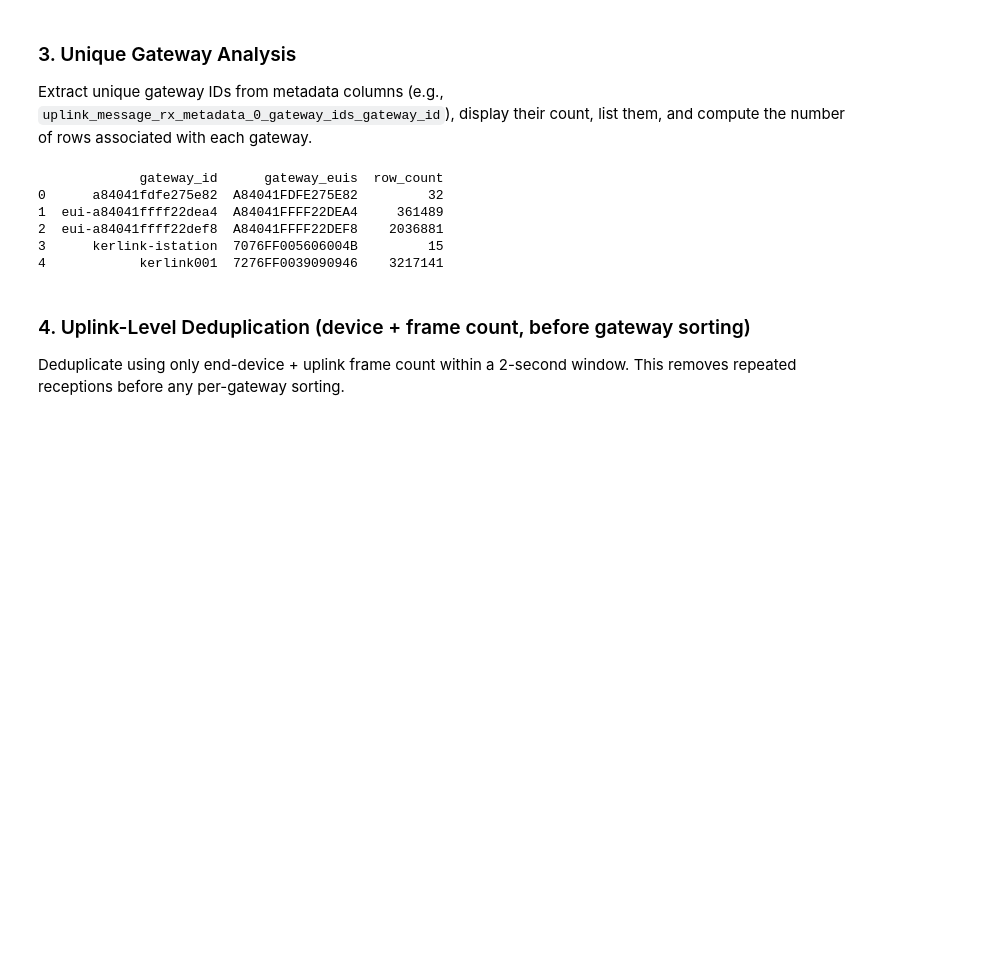
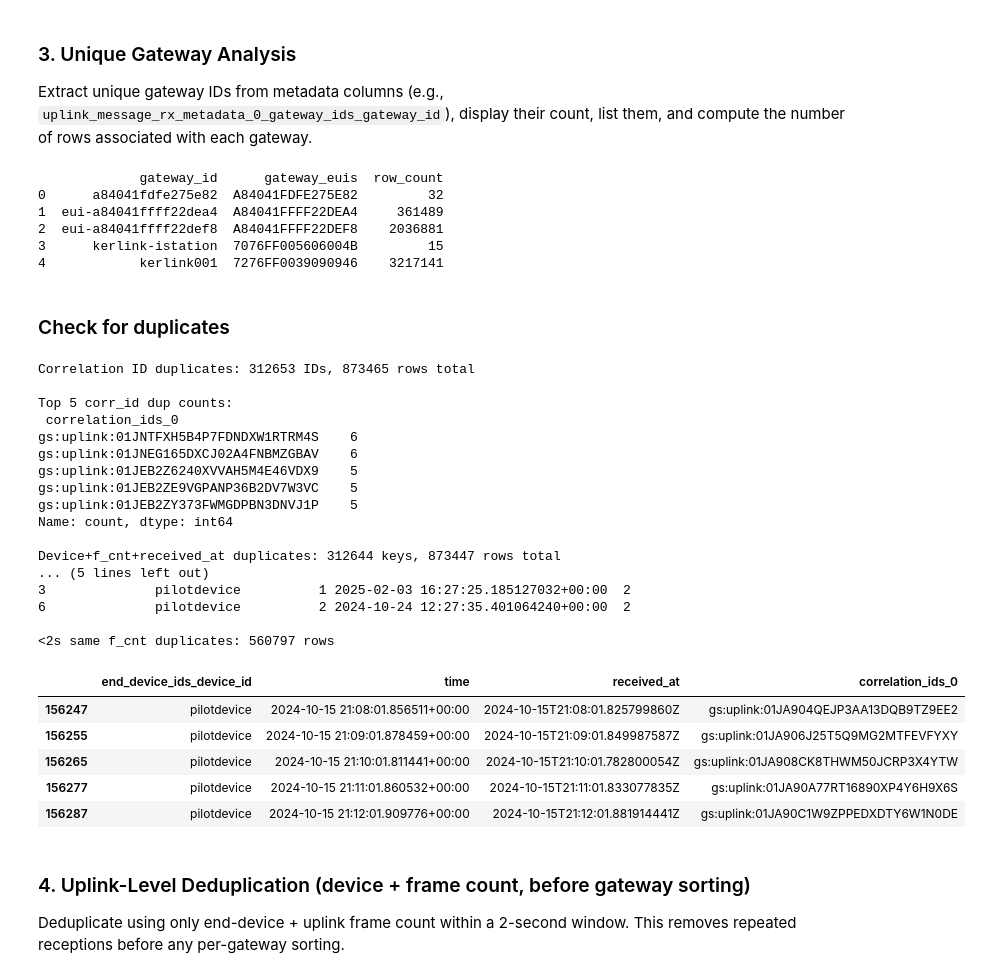
Before and after one commit to nahshonmokua/LoRaWAN-indoor-localization, a Jupyter notebook: 01_Data Sorting.ipynb, the cells around one changed output. Drawn from its saved outputs; the diff is of its cells as text; code cells hidden in the pictures; blank space fills up the shorter version.

```diff
--- a/01_Data Sorting.ipynb
+++ b/01_Data Sorting.ipynb
@@ -129,6 +129,63 @@ print(pd.DataFrame(summary))
 2  eui-a84041ffff22def8  A84041FFFF22DEF8    2036881
 3      kerlink-istation  7076FF005606004B         15
 4            kerlink001  7276FF0039090946    3217141
+# %% [markdown]
+### Check for duplicates
+# %%
+# Duplicate provenance check (runs on current df)
+df_chk = df.copy()
+df_chk['time'] = pd.to_datetime(df_chk['time'], errors='coerce', utc=True)
+df_chk['received_at_dt'] = pd.to_datetime(df_chk['received_at'], errors='coerce', utc=True)
+df_chk['f_cnt_int'] = pd.to_numeric(df_chk['uplink_message_f_cnt'], errors='coerce').astype('Int64')
+
+# 1) TTN event ID repeats: should be unique; repeats imply re-delivery downstream (e.g., MQTT replay)
+corr_counts = df_chk['correlation_ids_0'].value_counts()
+corr_dups = corr_counts[corr_counts > 1]
+print(f"Correlation ID duplicates: {len(corr_dups)} IDs, {corr_dups.sum()} rows total\n")
+print("Top 5 corr_id dup counts:\n", corr_dups.head())
+
+# 2) Same device+f_cnt+received_at: should be unique per uplink
+trip_counts = (
+    df_chk.groupby(['end_device_ids_device_id', 'f_cnt_int', 'received_at_dt'])
+    .size()
+    .reset_index(name='n')
+)
+trip_dups = trip_counts[trip_counts['n'] > 1]
+print(f"\nDevice+f_cnt+received_at duplicates: {len(trip_dups)} keys, {trip_dups['n'].sum()} rows total\n")
+print(trip_dups.head())
+
+# 3)  <2s, same f_cnt rule (sanity check)
+df_chk = df_chk.sort_values(['end_device_ids_device_id', 'time'])
+g = df_chk.groupby('end_device_ids_device_id', sort=False)
+df_chk['dt'] = g['time'].diff().dt.total_seconds()
+df_chk['f_diff'] = g['f_cnt_int'].diff()
+win_dups = (df_chk['f_diff'] == 0) & (df_chk['dt'] >= 0) & (df_chk['dt'] < 2)
+print(f"\n<2s same f_cnt duplicates: {win_dups.sum()} rows")
+df_chk.loc[win_dups, ['end_device_ids_device_id', 'time', 'received_at', 'correlation_ids_0']].head()
+# %% [output]
+Correlation ID duplicates: 312653 IDs, 873465 rows total
+
+Top 5 corr_id dup counts:
+ correlation_ids_0
+gs:uplink:01JNTFXH5B4P7FDNDXW1RTRM4S    6
+gs:uplink:01JNEG165DXCJ02A4FNBMZGBAV    6
+gs:uplink:01JEB2Z6240XVVAH5M4E46VDX9    5
+gs:uplink:01JEB2ZE9VGPANP36B2DV7W3VC    5
+gs:uplink:01JEB2ZY373FWMGDPBN3DNVJ1P    5
+Name: count, dtype: int64
+
+Device+f_cnt+received_at duplicates: 312644 keys, 873447 rows total
+... (5 lines left out)
+3              pilotdevice          1 2025-02-03 16:27:25.185127032+00:00  2
+6              pilotdevice          2 2024-10-24 12:27:35.401064240+00:00  2
+
+<2s same f_cnt duplicates: 560797 rows
+|  | end_device_ids_device_id | time | received_at | correlation_ids_0 |
+| 156247 | pilotdevice | 2024-10-15 21:08:01.856511+00:00 | 2024-10-15T21:08:01.825799860Z | gs:uplink:01JA904QEJP3AA13DQB9TZ9EE2 |
+| 156255 | pilotdevice | 2024-10-15 21:09:01.878459+00:00 | 2024-10-15T21:09:01.849987587Z | gs:uplink:01JA906J25T5Q9MG2MTFEVFYXY |
+| 156265 | pilotdevice | 2024-10-15 21:10:01.811441+00:00 | 2024-10-15T21:10:01.782800054Z | gs:uplink:01JA908CK8THWM50JCRP3X4YTW |
+| 156277 | pilotdevice | 2024-10-15 21:11:01.860532+00:00 | 2024-10-15T21:11:01.833077835Z | gs:uplink:01JA90A77RT16890XP4Y6H9X6S |
+| 156287 | pilotdevice | 2024-10-15 21:12:01.909776+00:00 | 2024-10-15T21:12:01.881914441Z | gs:uplink:01JA90C1W9ZPPEDXDTY6W1N0DE |
 # %% [markdown]
 ### 4. Uplink-Level Deduplication (device + frame count, before gateway sorting)
 
```
Also changed, not shown: parts of 6 cells of this notebook.
